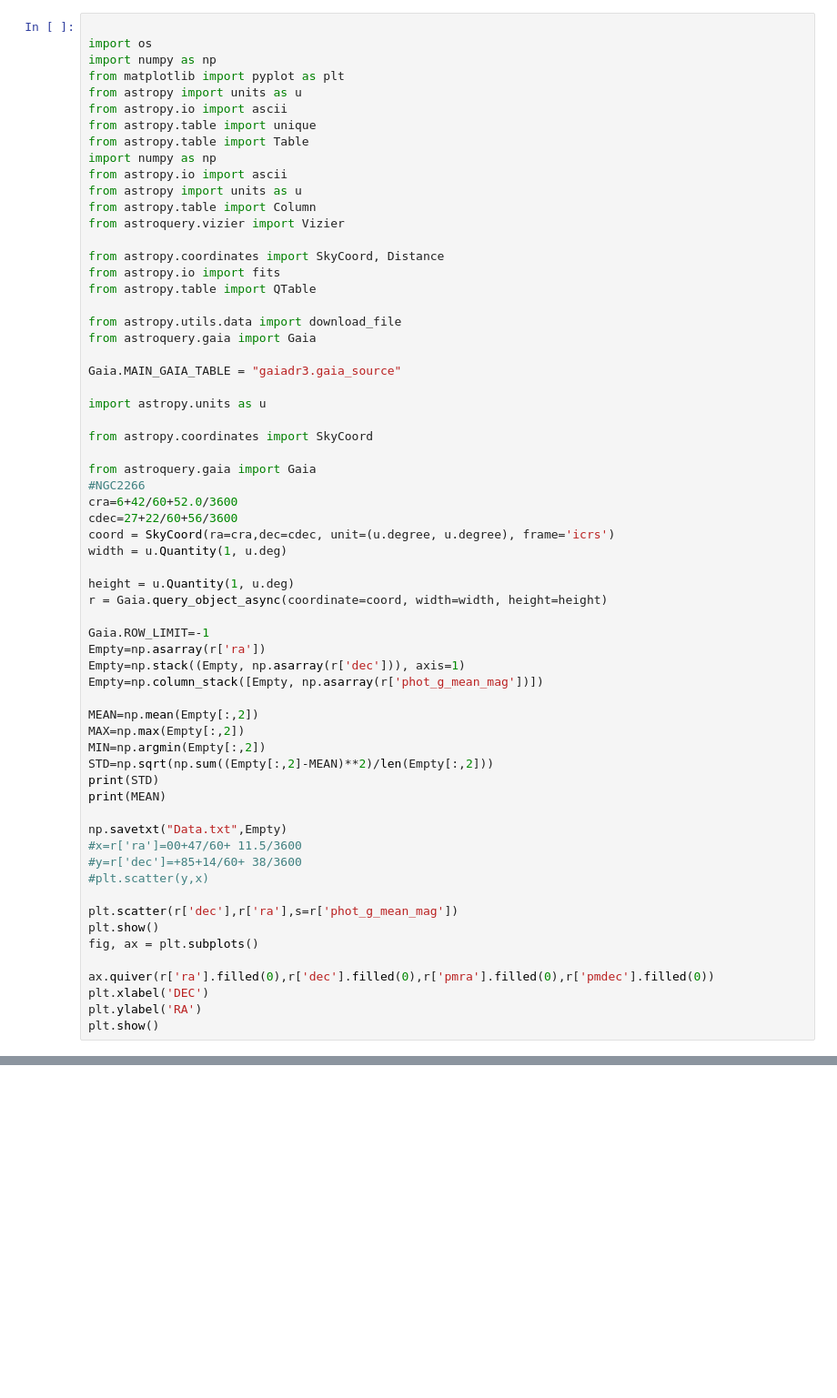
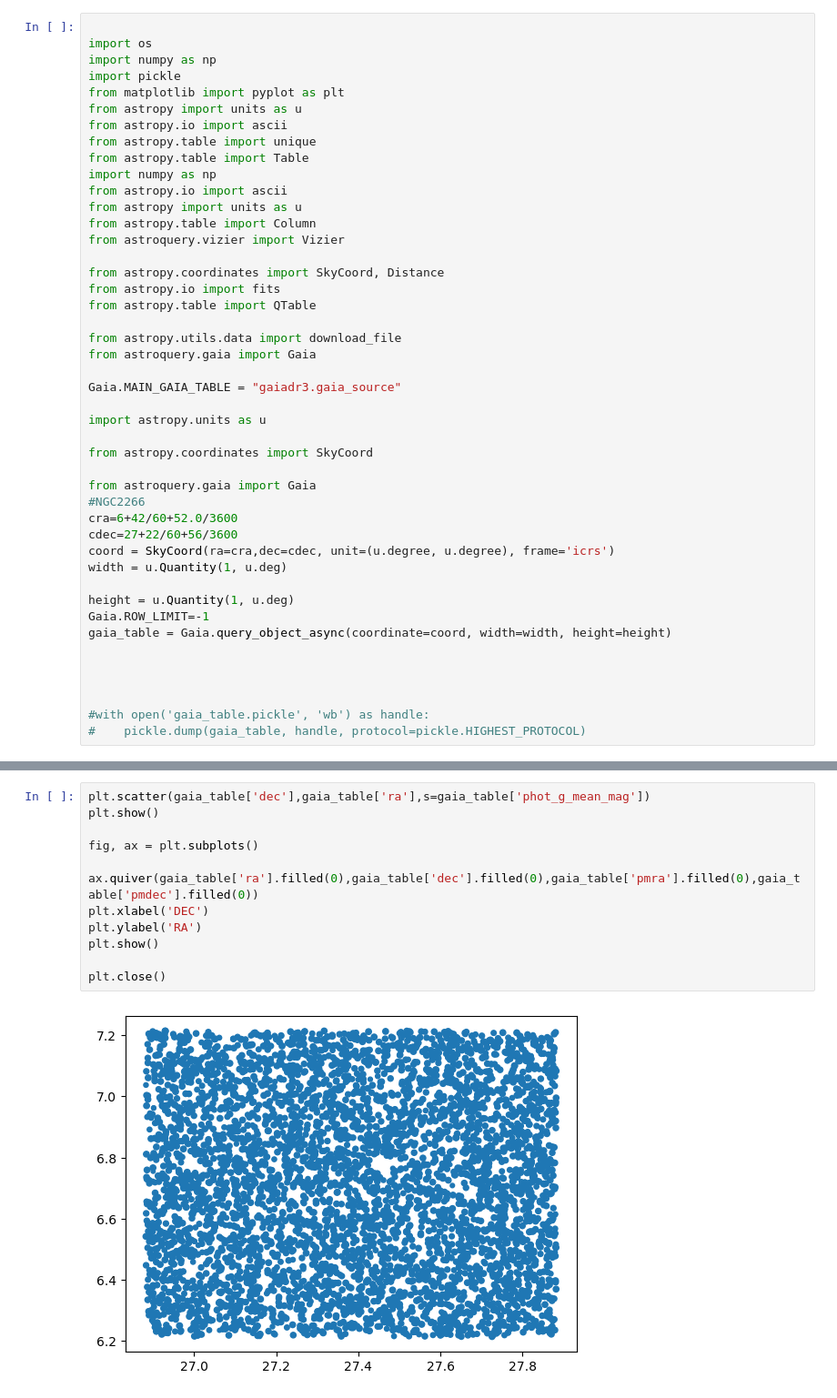
Before and after one commit to AstroTaffer/MEN-681301-OAM, a Jupyter notebook: Farafontova.ipynb, the cells around one changed output, grey strips where cells are left out. Shown at 91% size. Cells and saved outputs as stored; diff of their text form; blank space fills up the shorter version.

```diff
--- a/Farafontova.ipynb
+++ b/Farafontova.ipynb
@@ -2,6 +2,7 @@
 
 import os
 import numpy as np
+import pickle
 from matplotlib import pyplot as plt
 from astropy import units as u
 from astropy.io import ascii
@@ -34,32 +35,13 @@ coord = SkyCoord(ra=cra,dec=cdec, unit=(u.degree, u.degree), frame='icrs')
 width = u.Quantity(1, u.deg)
 
 height = u.Quantity(1, u.deg)
-r = Gaia.query_object_async(coordinate=coord, width=width, height=height)
+Gaia.ROW_LIMIT=-1
+gaia_table = Gaia.query_object_async(coordinate=coord, width=width, height=height)
 
-Gaia.ROW_LIMIT=-1
-Empty=np.asarray(r['ra'])
-Empty=np.stack((Empty, np.asarray(r['dec'])), axis=1)
-Empty=np.column_stack([Empty, np.asarray(r['phot_g_mean_mag'])])
 
-MEAN=np.mean(Empty[:,2])
-MAX=np.max(Empty[:,2])
-MIN=np.argmin(Empty[:,2])
-STD=np.sqrt(np.sum((Empty[:,2]-MEAN)**2)/len(Empty[:,2]))
-print(STD)
-print(MEAN)
 
-np.savetxt("Data.txt",Empty)
-#x=r['ra']=00+47/60+ 11.5/3600
-#y=r['dec']=+85+14/60+ 38/3600
-#plt.scatter(y,x)
 
-plt.scatter(r['dec'],r['ra'],s=r['phot_g_mean_mag'])
-plt.show()
-fig, ax = plt.subplots()
-
-ax.quiver(r['ra'].filled(0),r['dec'].filled(0),r['pmra'].filled(0),r['pmdec'].filled(0))
-plt.xlabel('DEC')
-plt.ylabel('RA')
-plt.show()
+#with open('gaia_table.pickle', 'wb') as handle:
+#    pickle.dump(gaia_table, handle, protocol=pickle.HIGHEST_PROTOCOL)
 # %% [output]
 INFO: Query finished. [astroquery.utils.tap.core]
@@ -148,0 +59,14 @@ Length = 18439 rows
+# %%
+plt.scatter(gaia_table['dec'],gaia_table['ra'],s=gaia_table['phot_g_mean_mag'])
+plt.show()
+
+fig, ax = plt.subplots()
+
+ax.quiver(gaia_table['ra'].filled(0),gaia_table['dec'].filled(0),gaia_table['pmra'].filled(0),gaia_table['pmdec'].filled(0))
+plt.xlabel('DEC')
+plt.ylabel('RA')
+plt.show()
+
+plt.close()
+# %% [output]
+[figure, added]
```
Also changed, not shown: parts of 23 cells of this notebook.
